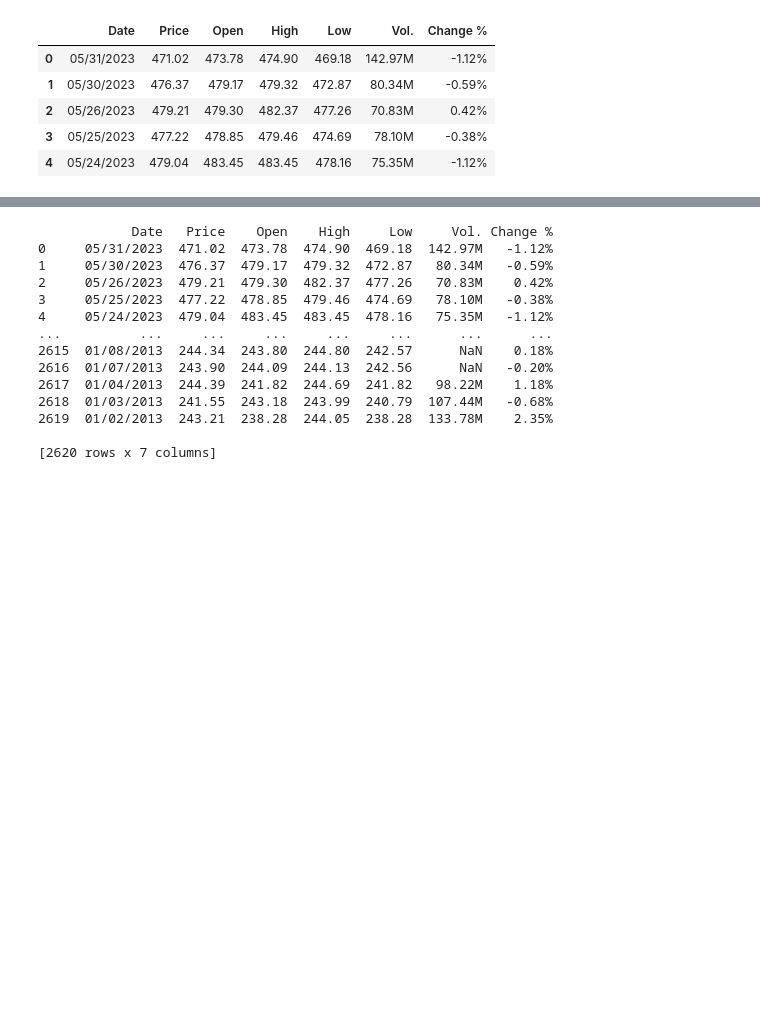
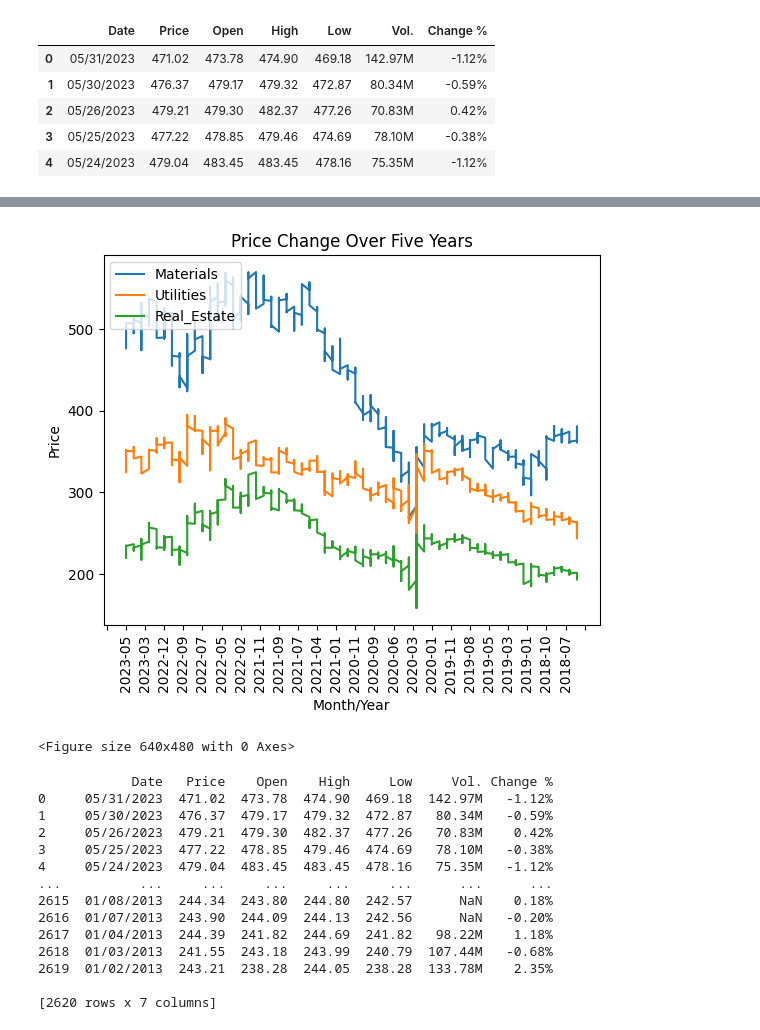
Before and after one commit to ChrisVerg/SmartInvest, a Jupyter notebook: Notebooks/Israel_FinalProjectTestSpace_IG.ipynb, the cells around one changed output, grey strips where cells are left out. Drawn from its saved outputs; the diff is of its cells as text; code cells hidden in the pictures; blank space fills up the shorter version.

```diff
--- a/Notebooks/Israel_FinalProjectTestSpace_IG.ipynb
+++ b/Notebooks/Israel_FinalProjectTestSpace_IG.ipynb
@@ -138,0 +215,2 @@ plt.show()
+# %%
+merger_1 = pd.merge(sp_materials_f_with_index, sp_utilities_f_with_index, on='year_month', suffixes=('_mat', '_util'))
@@ -138,0 +226,3 @@ plt.show()
+# %%
+merger_2 = pd.merge(merger_1, sp_real_estate_f_with_index, on='year_month',suffixes=('_merger_1','_RE'))
+merger_2.head()
@@ -138,0 +236,3 @@ plt.show()
+# %%
+merger_3 = merger_2[['year_month','Price_mat','Price_util', 'Price']]
+merger_3.head()
@@ -139,3 +248,38 @@ plt.show()
+# %%
+
+# Create the figure and axes
+fig, ax1 = plt.subplots()
+
+# Plotting the variables on the primary y-axis
+ax1.plot(merger_3['Price_mat'], label='Materials')
+ax1.plot(merger_3['Price_util'], label='Utilities')
+ax1.plot(merger_3['Price'], label='Real_Estate')
+
+
+# Set the labels and title for the primary y-axis
+ax1.set_xlabel('Month/Year')
+ax1.set_ylabel('Price')
+ax1.set_title('Price Change Over Five Years')
+
+#Sets the amount of ticks shown on the x-axis
+ax1.xaxis.set_major_locator(plt.MaxNLocator(27))
+
+# Rotate x-axis labels by 90 degrees
+plt.xticks(rotation=90)
+
+
+# Display the legend for both y-axes
+ax1.legend(loc='upper left')
+
+
+# Show the plot
+plt.show()
+
+#Improves layout and spacing of the plot elements
+plt.tight_layout()
+# %% [output]
+[figure, added]
+<Figure size 640x480 with 0 Axes>
 # %%
 sp_materials1['Date'] = sp_materials1['Date'].dt.strftime('%m/%d/%Y')
 print(sp_materials1)
```
Also changed, not shown: parts of 25 cells of this notebook, 2 other files.
